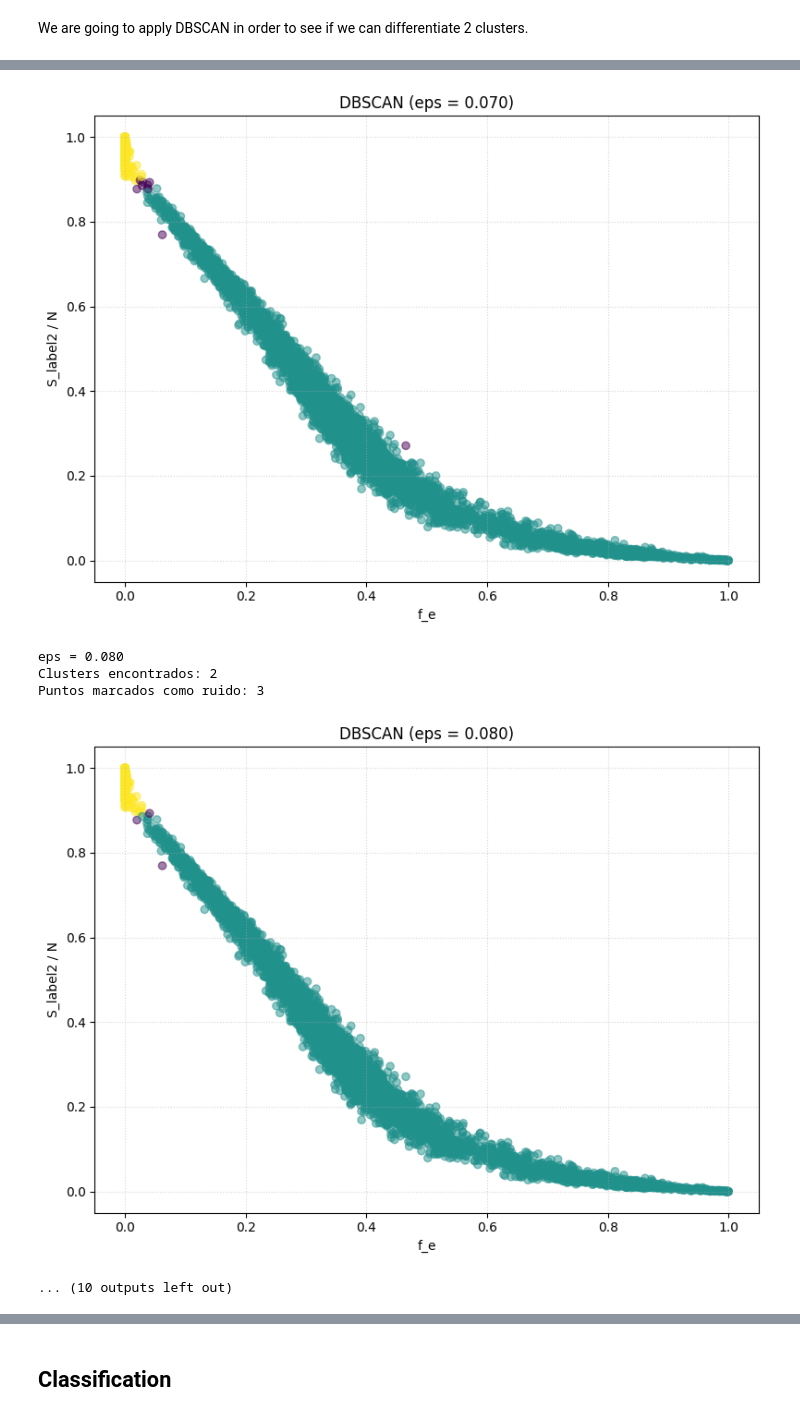
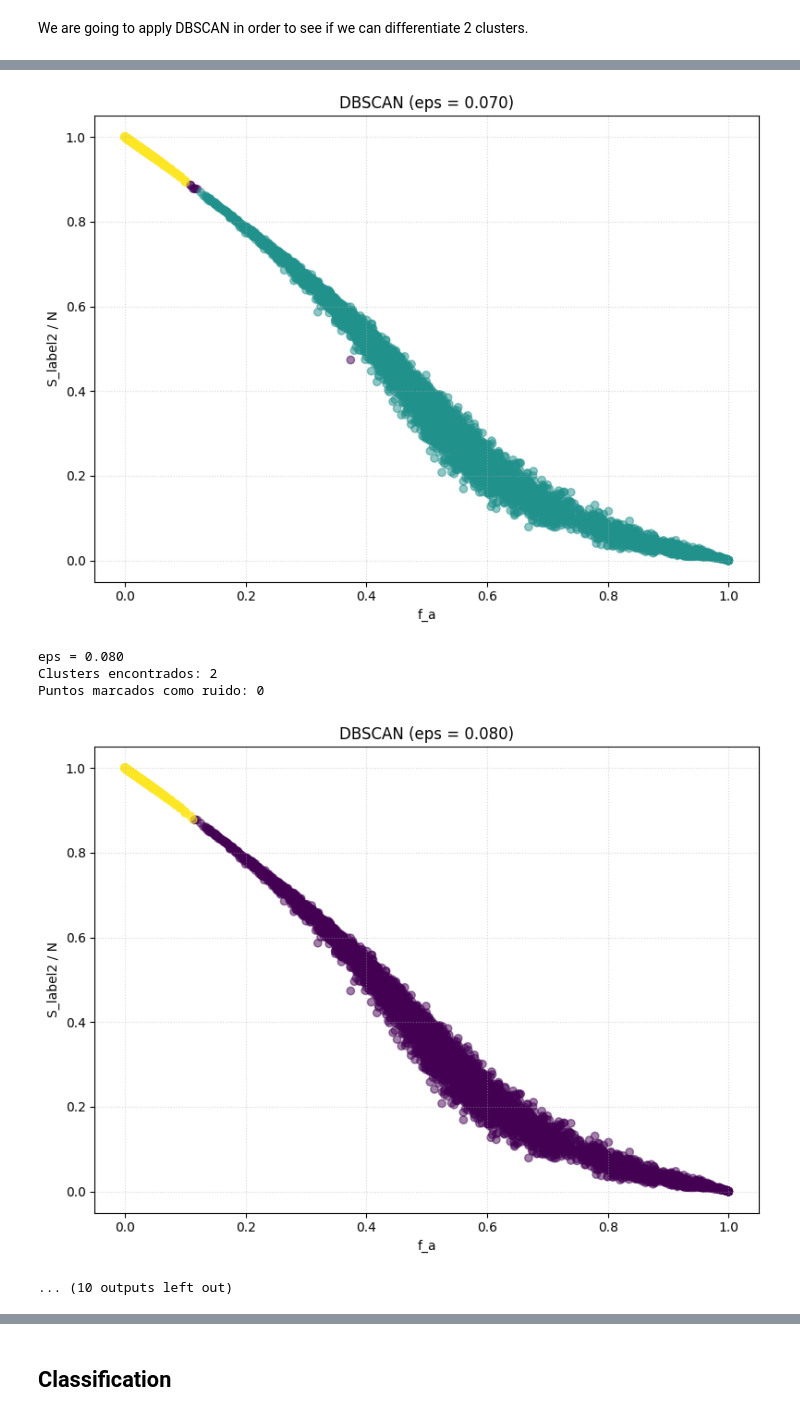
Before and after one commit to gonzaloangaut/oncostreams_analysis, a Jupyter notebook: classification_jamming.ipynb, the cells around one changed output, grey strips where cells are left out. Saved outputs shown, nothing was run; the diff lists cells and outputs as text; code cells hidden in the pictures.

```diff
--- a/classification_jamming.ipynb
+++ b/classification_jamming.ipynb
@@ -370,7 +376,9 @@ df = pd.read_csv("data/processed/jamming/final_dataset.csv")
 N_labels = df["N"].values
 seed_labels = df["seed"].values
 rho_labels = df["rho"].values
-f_all = df["f_elongated"].values
+f_elongated_all = df["f_elongated"].values
+f_binary_all = df["f_binary"].values
+f_active_all = df["f_active"].values
 s_all = df["s_max_norm"].values
 s_2_all = df["s_max_norm_2"].values
 # %% [markdown]
@@ -454,8 +438,8 @@ plt.show()
 # %% [markdown]
 We are going to apply DBSCAN in order to see if we can differentiate 2 clusters.
 # %%
-# Use f_e and s_label2
-X = np.column_stack((f_all, s_2_all))
+# Use f_a and s_label2
+X = np.column_stack((f_active_all, s_2_all))
 
 # Scale the data
 scaler = StandardScaler()
@@ -487,7 +471,7 @@ for eps in eps_values:
     plt.figure(figsize=(8,6))
     plt.scatter(X[:,0], X[:,1], c=labels, cmap="viridis", alpha=0.5)
 
-    plt.xlabel("f_e")
+    plt.xlabel("f_a")
     plt.ylabel("S_label2 / N")
     plt.title(f"DBSCAN (eps = {eps:.3f})")
     plt.grid(True, linestyle=":", alpha=0.5)
@@ -519,6 +503,6 @@ Puntos marcados como ruido: 10
-[figure, old version]
+[figure, new version]
 eps = 0.080
 Clusters encontrados: 2
-Puntos marcados como ruido: 3
+Puntos marcados como ruido: 0
-[figure, old version]
+[figure, new version]
 ... (10 outputs left out)
```
Also changed, not shown: parts of 18 cells of this notebook, 20 other files.
